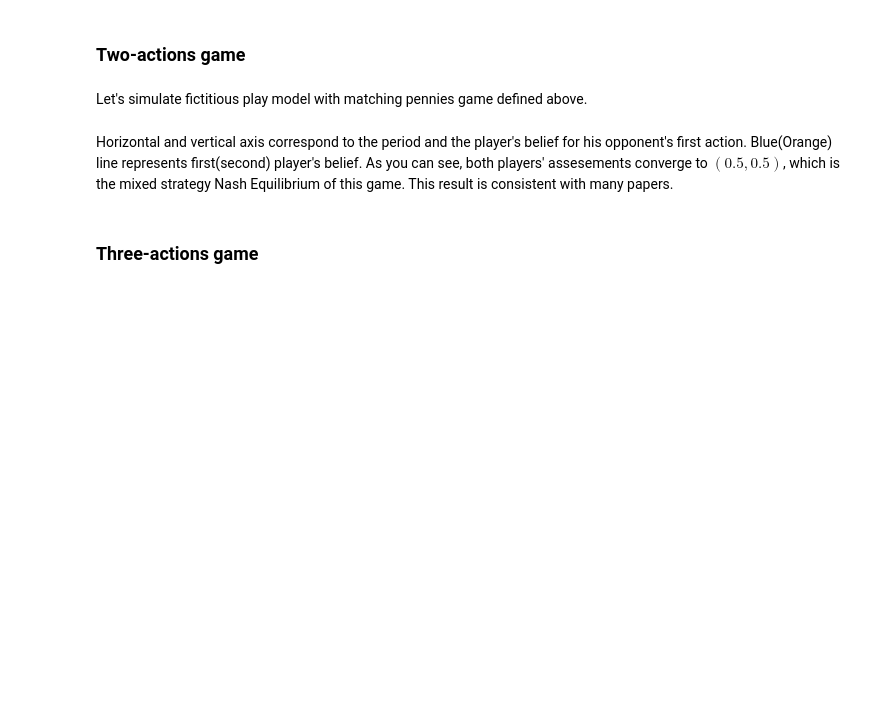
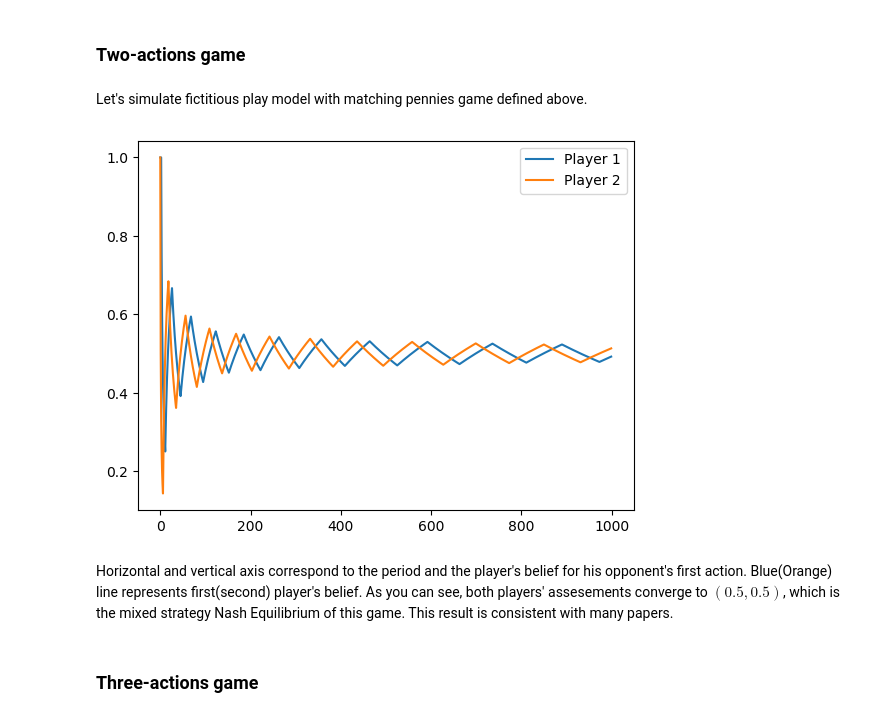
Before and after one commit to QuantEcon/game-theory-notebooks, a Jupyter notebook: fictplay_jl.ipynb, the cells around one changed output. Cells and saved outputs as stored; diff of their text form; code cells hidden in the pictures; blank space fills up the shorter version.

```diff
--- a/fictplay_jl.ipynb
+++ b/fictplay_jl.ipynb
@@ -143,10 +143,16 @@ Let's simulate fictitious play model with matching pennies game defined above.
 # %%
 ts_length = 1000
 init_actions = (1,1)
 series = time_series(mp, ts_length, init_actions)
 x = [series[1][1,:], series[2][1,:]]
 labels = ["Player 1", "Player 2"]
-plot(x, label=labels)
+ax = PyPlot.subplot()
+for (i, x) in enumerate(series)
+    ax.plot(x[1, :], label=labels[i])
+end
+ax.legend();
+# %% [output]
+[figure, added]
 # %% [markdown]
 Horizontal and vertical axis correspond to the period and the player's belief for his opponent's first action. Blue(Orange) line represents first(second) player's belief. As you can see, both players' assesements converge to $(0.5, 0.5)$, which is the mixed strategy Nash Equilibrium of this game. This result is consistent with many papers.
 # %% [markdown]
```
Also changed, not shown: parts of 18 cells of this notebook, 3 other files.
